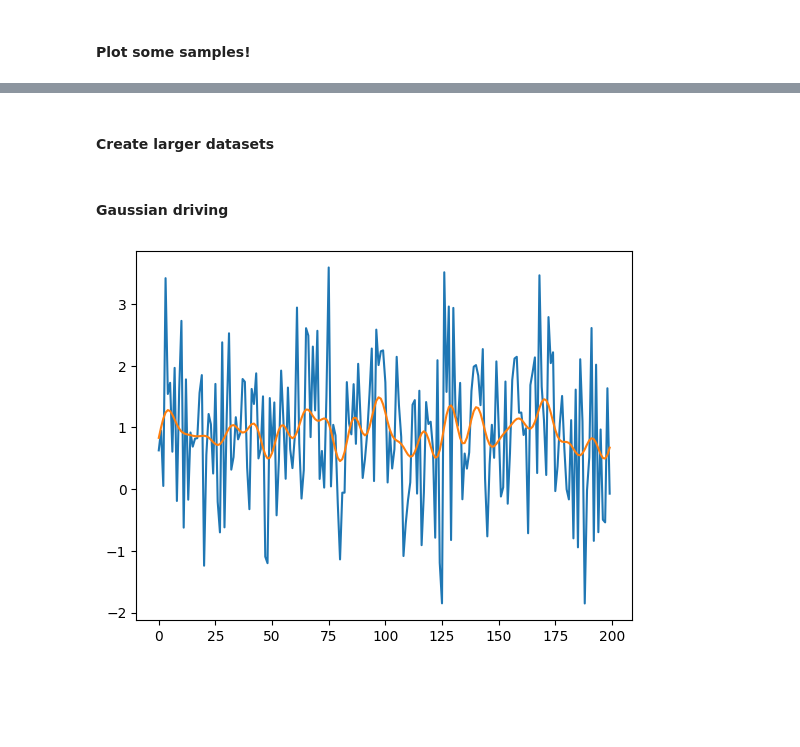
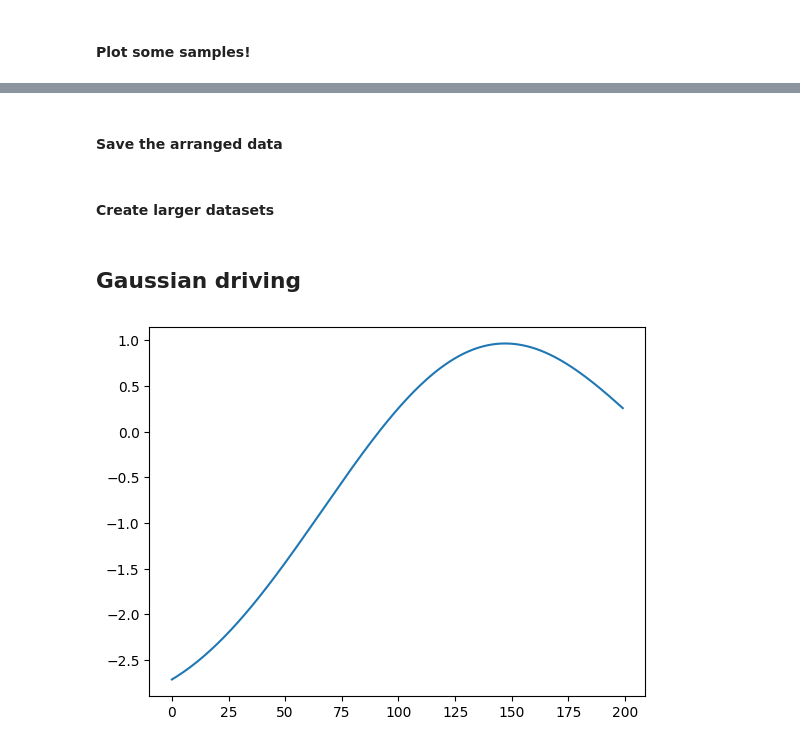
Before and after one commit to emacosta95/DL-VLM, a Jupyter notebook: qutip_dataset_testing.ipynb, the cells around one changed output, grey strips where cells are left out. Saved outputs shown, nothing was run; the diff lists cells and outputs as text; code cells hidden in the pictures; blank space fills up the shorter version.

```diff
--- a/qutip_dataset_testing.ipynb
+++ b/qutip_dataset_testing.ipynb
@@ -82,3 +80,5 @@ for i in range(5):
+# %% [markdown]
+#### Save the arranged data
 # %%
 from src.qutip_lab.qutip_class import SpinOperator, SpinHamiltonian, SteadyStateSolver
 import numpy as np
@@ -114,15 +114,25 @@ np.savez(f'data/periodic/train_size_6_tf_10.0_dt_0.1_a_0_1_omega_0_100_n_dataset
 # %% [markdown]
-#### Gaussian driving
+## Gaussian driving
-# %%
-import numpy as np
-import matplotlib.pyplot as plt
-from scipy.fft import fft,ifft
-noise=np.random.normal(loc=1,size=(200))
-plt.plot(noise)
-noise_f=fft(noise)
-noise_f[20:]=0
-noise=ifft(noise_f)
-plt.plot(noise)
-plt.show()
-# %% [output]
-[figure, removed]
+# %%
+import numpy as np
+import matplotlib.pyplot as plt
+from scipy.fft import fft,ifft
+
+sigma:float=5
+tf=10
+dt=0.05
+t:np.ndarray=np.linspace(0,tf,int(tf/dt))
+c0:float=3.
+corr=c0*np.exp(-1*((t[None,:]-t[:,None])**2)/(2*sigma**2))
+
+e,l=np.linalg.eigh(corr)
+e=np.abs(e)
+x=np.random.randn(int(tf/dt))
+x[0]=0.
+
+d=np.einsum('ij,j,j->i',l,np.sqrt(e),x)
+
+plt.plot(d)
+plt.show()
+# %% [output]
+[figure, added]
```
Also changed, not shown: parts of 12 cells of this notebook, 12 other files.
